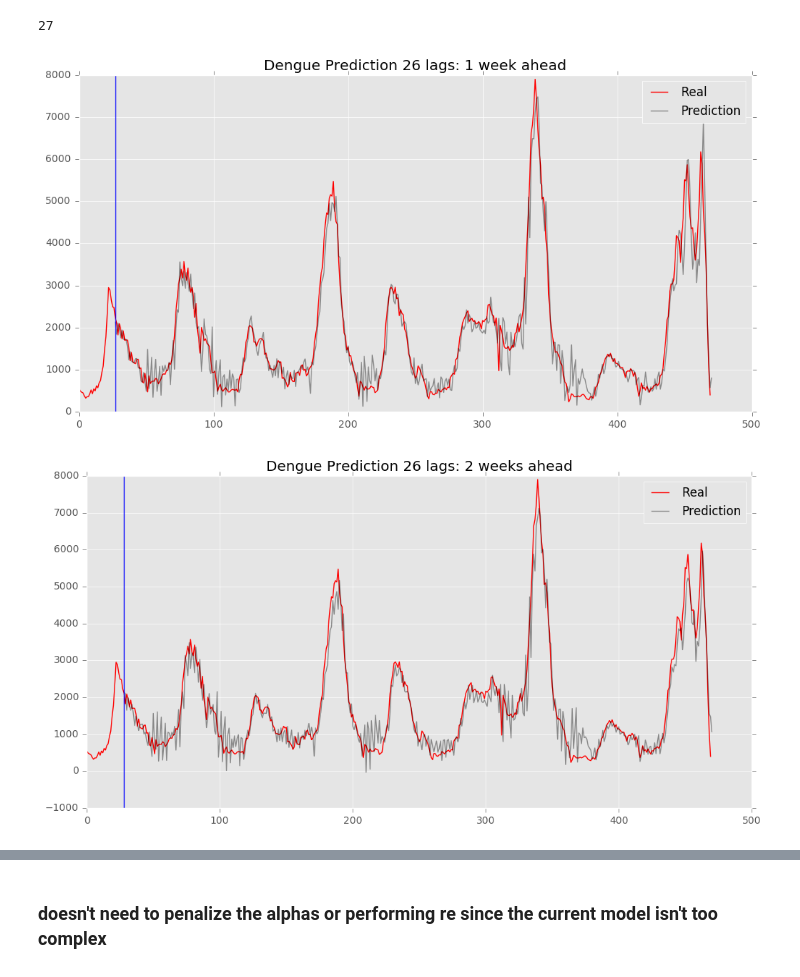
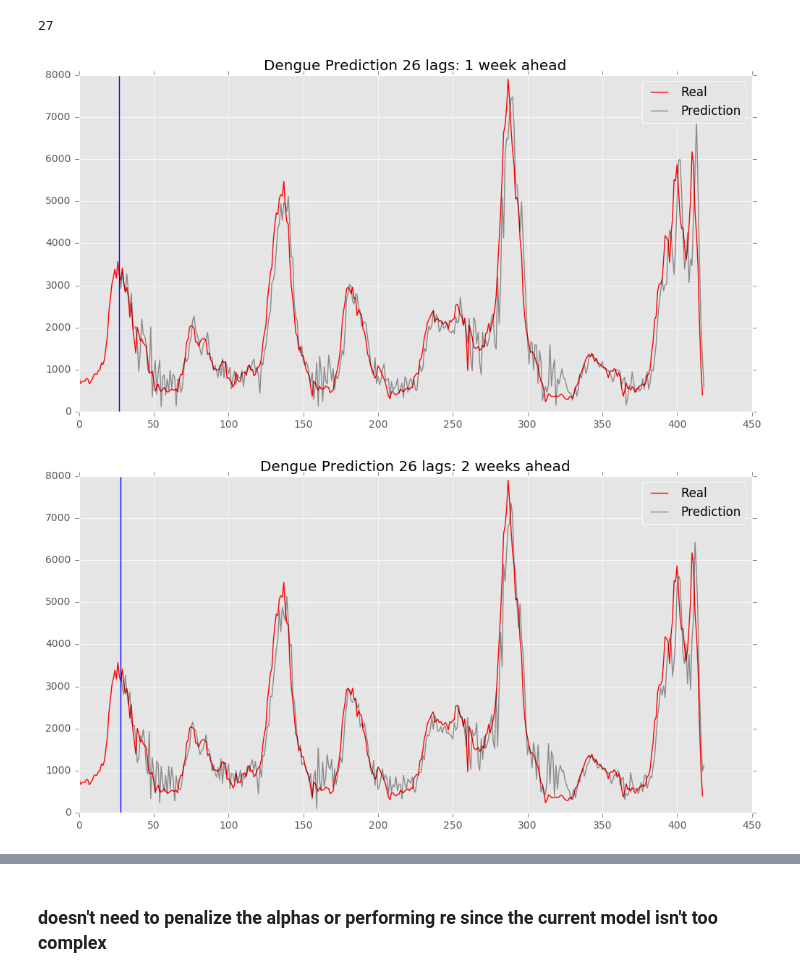
Before and after one commit to johnnycs/dengue-prediction, a Jupyter notebook: Weather Independent Dengue Forecast.ipynb, the cells around one changed output, grey strips where cells are left out. Cells and saved outputs as stored; diff of their text form; code cells hidden in the pictures.

```diff
--- a/Weather Independent Dengue Forecast.ipynb
+++ b/Weather Independent Dengue Forecast.ipynb
@@ -420,13 +411,13 @@ array([  3.59030674e+02,   1.12519097e+00,   1.42229773e-01,
         -7.97363379e-02,   4.66017102e-02,   4.01299338e-01,
          1.10533321e-02,  -3.46629603e-01])
 # %%
-NWEEKS = 11
+NWEEKS = 10
 prediction_1week = []
 # 2007 onward
-test = weekly_df.cases[209:]
+test = weekly_df.cases[261:]
 for i in range(len(test)-NWEEKS):
     res = guess(w_11,test[i:i+NWEEKS]) + np.log(63038247)
     prediction_1week.append(res)
 
-make_line(12,test,prediction_1week,'Dengue Prediction: 1 week ahead')
+make_line(11,test,prediction_1week,'Dengue Prediction: 1 week ahead')
 # %% [output]
@@ -437,7 +428,7 @@ make_line(12,test,prediction_1week,'Dengue Prediction: 1 week ahead')
 ### 2-week ahead prediction uses the previous prediction made 1 week ahead to predict the next week
 # %%
 prediction_2week = []
-test = weekly_df.cases[209:]
+test = weekly_df.cases[261:]
 for i in range(len(test)-(NWEEKS+1)):
     first_prediction = guess(w_11,test[i:i+NWEEKS]) #+ np.log(63038247)
     # calculate res by using previous prediction
@@ -451,6 +442,6 @@ make_line(12,test,prediction_2week,'Dengue Prediction: 2 weeks ahead')
 # %%
 prediction_3week = []
-test = weekly_df.cases[209:]
+test = weekly_df.cases[261:]
 for i in range(len(test)-(NWEEKS+2)):
     first_prediction = guess(w_11,test[i:i+NWEEKS]) #+ np.log(63038247)
     first_arr = np.append(test[i+1:i+(NWEEKS+1)],first_prediction)
@@ -489,26 +480,26 @@ len(w_27)
 NWEEKS = 26
 prediction_26alpha_1week = []
 # 2007 onward
-test = weekly_df.cases[209:]
+test = weekly_df.cases[261:]
 for i in range(len(test)-NWEEKS):
     res = guess(w_27,test[i:i+NWEEKS]) + np.log(63038247)
     prediction_26alpha_1week.append(res)
 
 make_line(27,test,prediction_26alpha_1week,'Dengue Prediction 26 lags: 1 week ahead')
 # %% [output]
-[figure, old version]
+[figure, new version]
 # %%
 prediction_26alpha_2week = []
 # 2007 onward
-test = weekly_df.cases[209:]
+test = weekly_df.cases[261:]
 for i in range(len(test)-(NWEEKS+1)):
     first_prediction = guess(w_27,test[i:i+NWEEKS])
     arr = np.append(test[i+1:i+(NWEEKS+1)],first_prediction)
     res = guess(w_27,arr) + np.log(63038247)
     prediction_26alpha_2week.append(res)
 
 make_line(28,test,prediction_26alpha_2week,'Dengue Prediction 26 lags: 2 weeks ahead')
 # %% [output]
-[figure, old version]
+[figure, new version]
 # %%
 prediction_26alpha_3week = []
```
Also changed, not shown: parts of 14 cells of this notebook, 1 other file.
